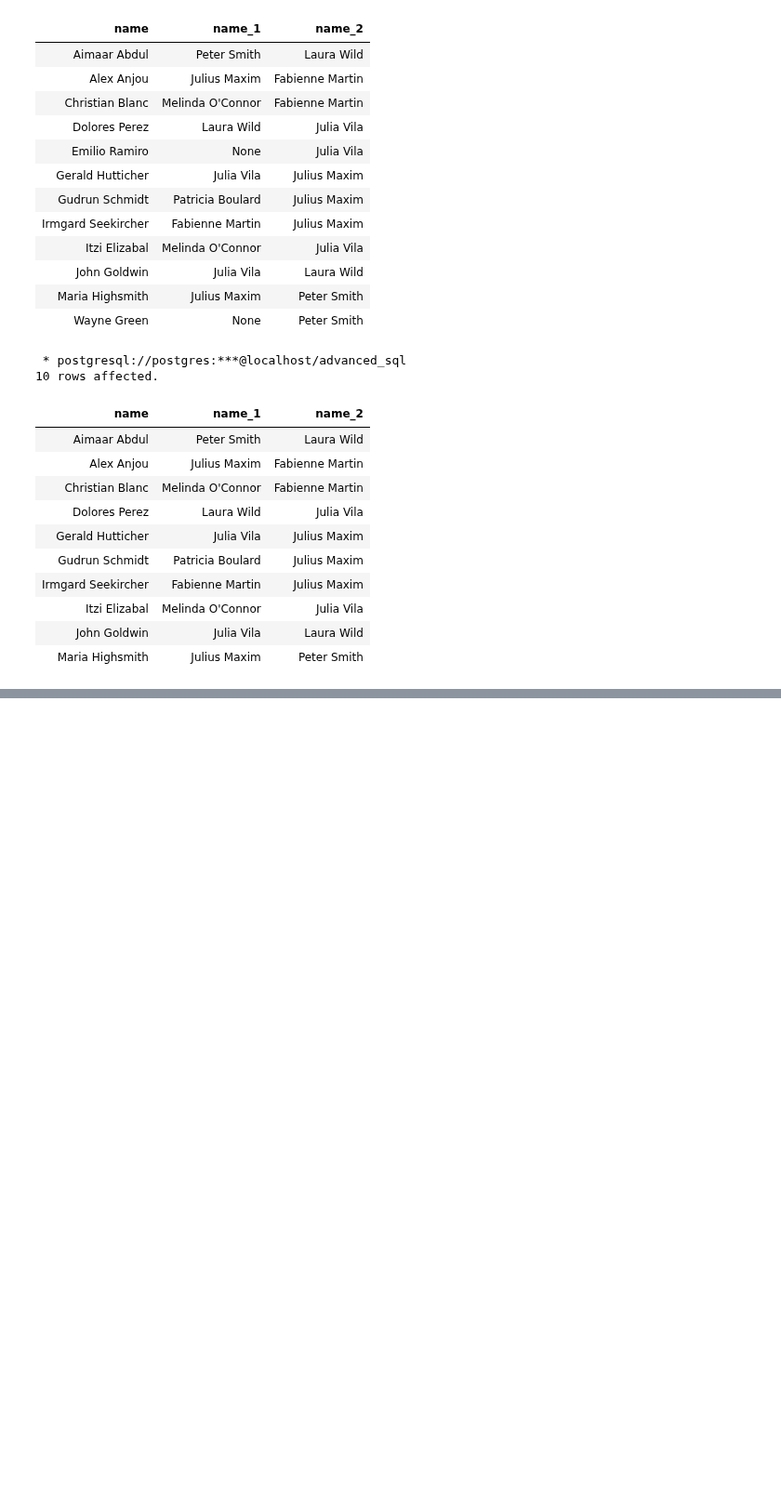
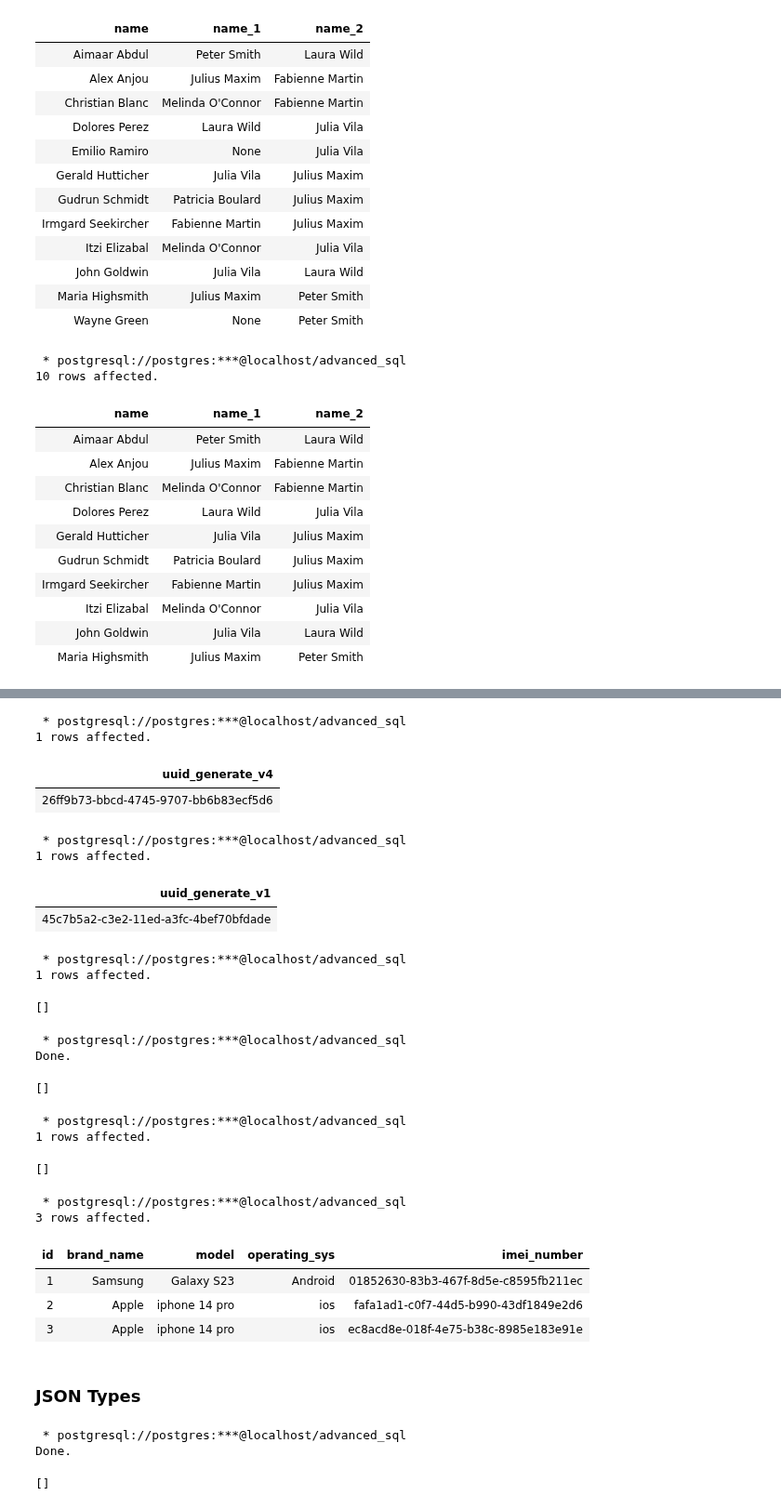
Before and after one commit to fbw-p22-e3-assignments/live-code, a Jupyter notebook: database/ADVANCED_SQL/advanced_sql.ipynb, the cells around one changed output, grey strips where cells are left out. Shown at 93% size. Cells and saved outputs as stored; diff of their text form; code cells hidden in the pictures; blank space fills up the shorter version.

Commit message:
jaman:adv. types

```diff
--- a/database/ADVANCED_SQL/advanced_sql.ipynb
+++ b/database/ADVANCED_SQL/advanced_sql.ipynb
@@ -600,0 +809,65 @@ order by s.name
+# %%
+%%sql
+select uuid_generate_v4() -- better than v1; completely random
+# %% [output]
+ * postgresql://postgres:***@localhost/advanced_sql
+1 rows affected.
+| uuid_generate_v4 |
+| 26ff9b73-bbcd-4745-9707-bb6b83ecf5d6 |
+# %%
+%%sql
+select uuid_generate_v1() -- mac address and timestamp to gen. uuid; but unsecure since personal info revealed
+# %% [output]
+ * postgresql://postgres:***@localhost/advanced_sql
+1 rows affected.
+| uuid_generate_v1 |
+| 45c7b5a2-c3e2-11ed-a3fc-4bef70bfdade |
+# %%
+%%sql
+insert into mobile_phones(
+    brand_name, model, operating_sys, imei_number)
+values
+('Samsung', 'Galaxy S23', 'Android', uuid_generate_v4())
+# %% [output]
+ * postgresql://postgres:***@localhost/advanced_sql
+1 rows affected.
+[]
+# %%
+%%sql
+alter table mobile_phones
+alter column imei_number
+set default uuid_generate_v4()
+# %% [output]
+ * postgresql://postgres:***@localhost/advanced_sql
+Done.
+[]
+# %%
+%%sql
+insert into mobile_phones(
+    brand_name, model, operating_sys)
+values
+('Apple', 'iphone 14 pro', 'ios')
+# %% [output]
+ * postgresql://postgres:***@localhost/advanced_sql
+1 rows affected.
+[]
+# %%
+%%sql
+select * from mobile_phones
+# %% [output]
+ * postgresql://postgres:***@localhost/advanced_sql
+3 rows affected.
+| id | brand_name | model | operating_sys | imei_number |
+| 1 | Samsung | Galaxy S23 | Android | 01852630-83b3-467f-8d5e-c8595fb211ec |
+| 2 | Apple | iphone 14 pro | ios | fafa1ad1-c0f7-44d5-b990-43df1849e2d6 |
+| 3 | Apple | iphone 14 pro | ios | ec8acd8e-018f-4e75-b38c-8985e183e91e |
+# %% [markdown]
+### JSON Types
+# %%
+%%sql
+alter table mobile_phones
+add column specs JSON
+# %% [output]
+ * postgresql://postgres:***@localhost/advanced_sql
+Done.
+[]
```
Also changed, not shown: parts of 60 cells of this notebook, 1 other file.
